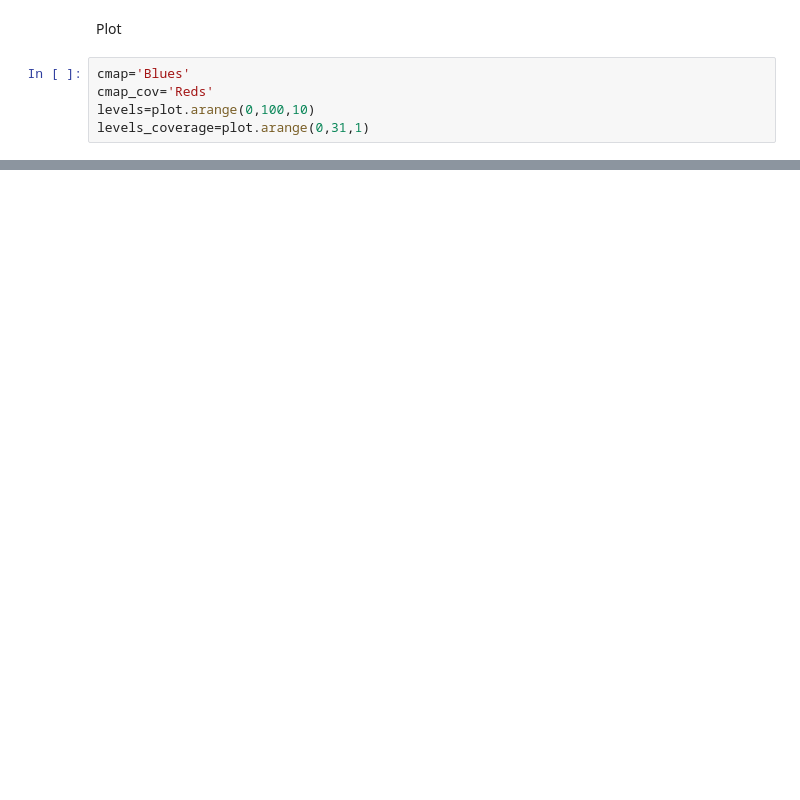
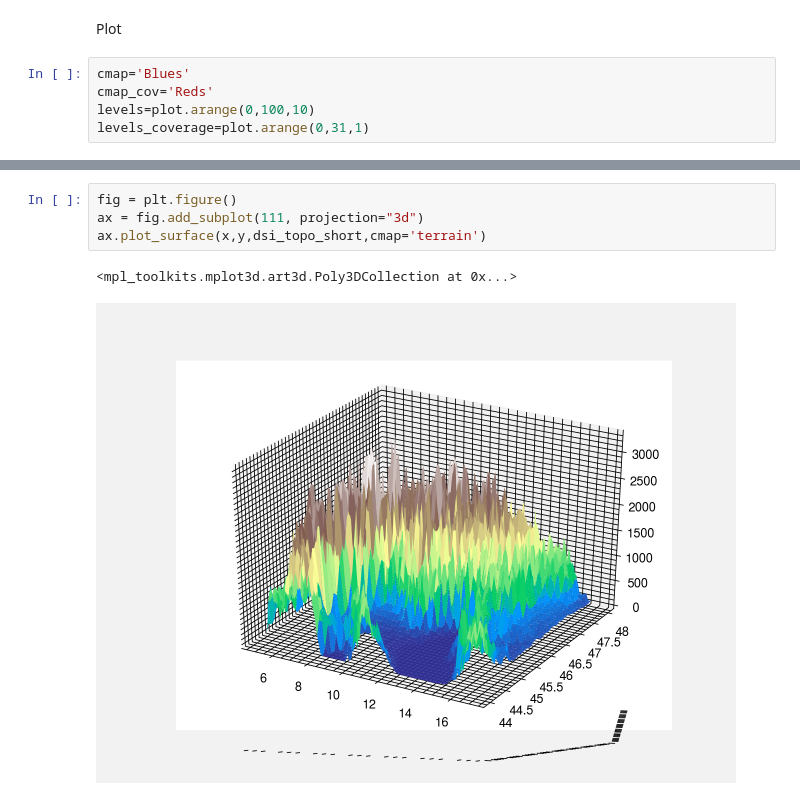
Before and after one commit to mmenegoz/Snow_cover_analysis, a Jupyter notebook: Snow_mountain_trends.ipynb, the cells around one changed output, grey strips where cells are left out. Saved outputs shown, nothing was run; the diff lists cells and outputs as text; blank space fills up the shorter version.

```diff
--- a/Snow_mountain_trends.ipynb
+++ b/Snow_mountain_trends.ipynb
@@ -177,0 +189,7 @@ ValueError: shape mismatch: objects cannot be broadcast to a single shape
+# %%
+fig = plt.figure()
+ax = fig.add_subplot(111, projection="3d")
+ax.plot_surface(x,y,dsi_topo_short,cmap='terrain')
+# %% [output]
+<mpl_toolkits.mplot3d.art3d.Poly3DCollection at 0x...>
+[figure, added]
```
Also changed, not shown: parts of 42 cells of this notebook.
